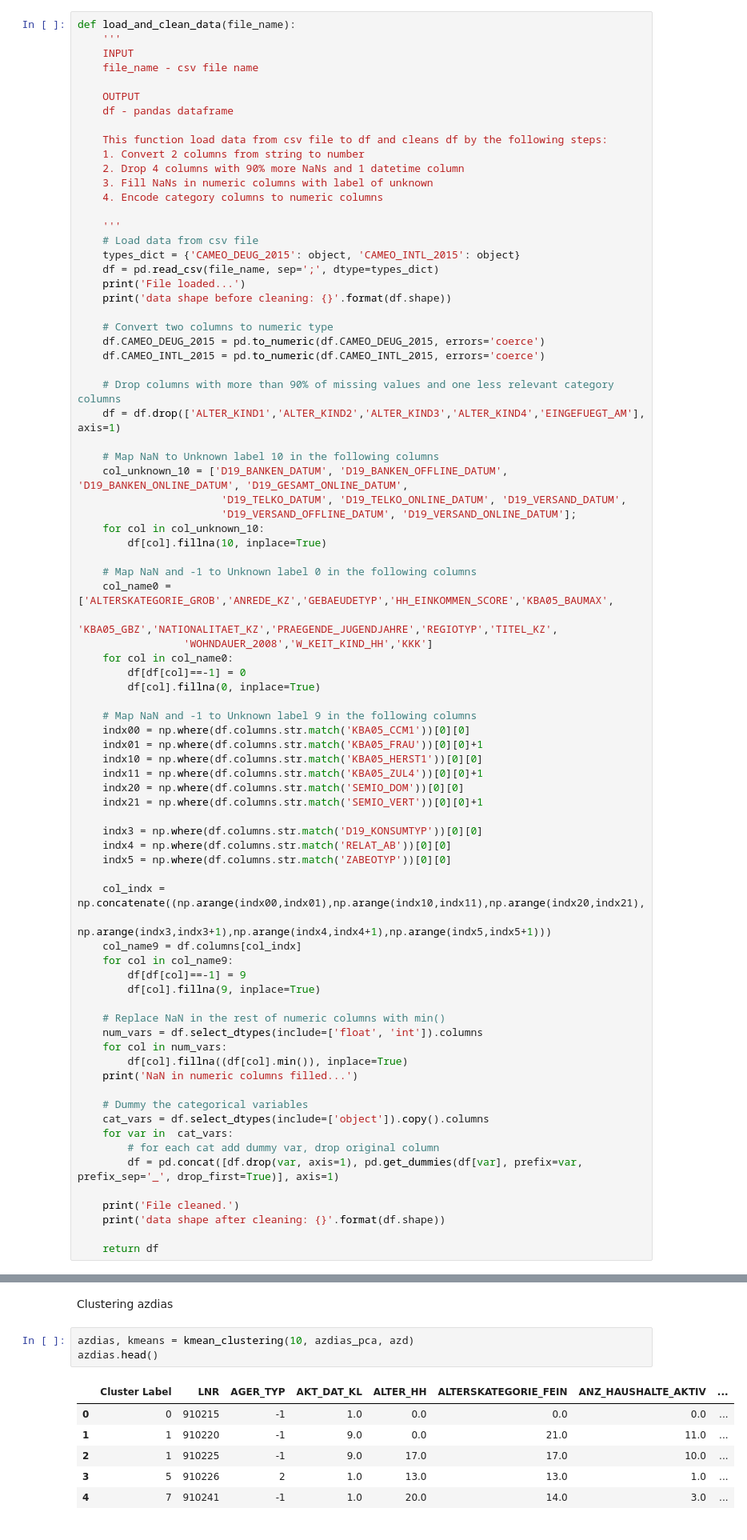
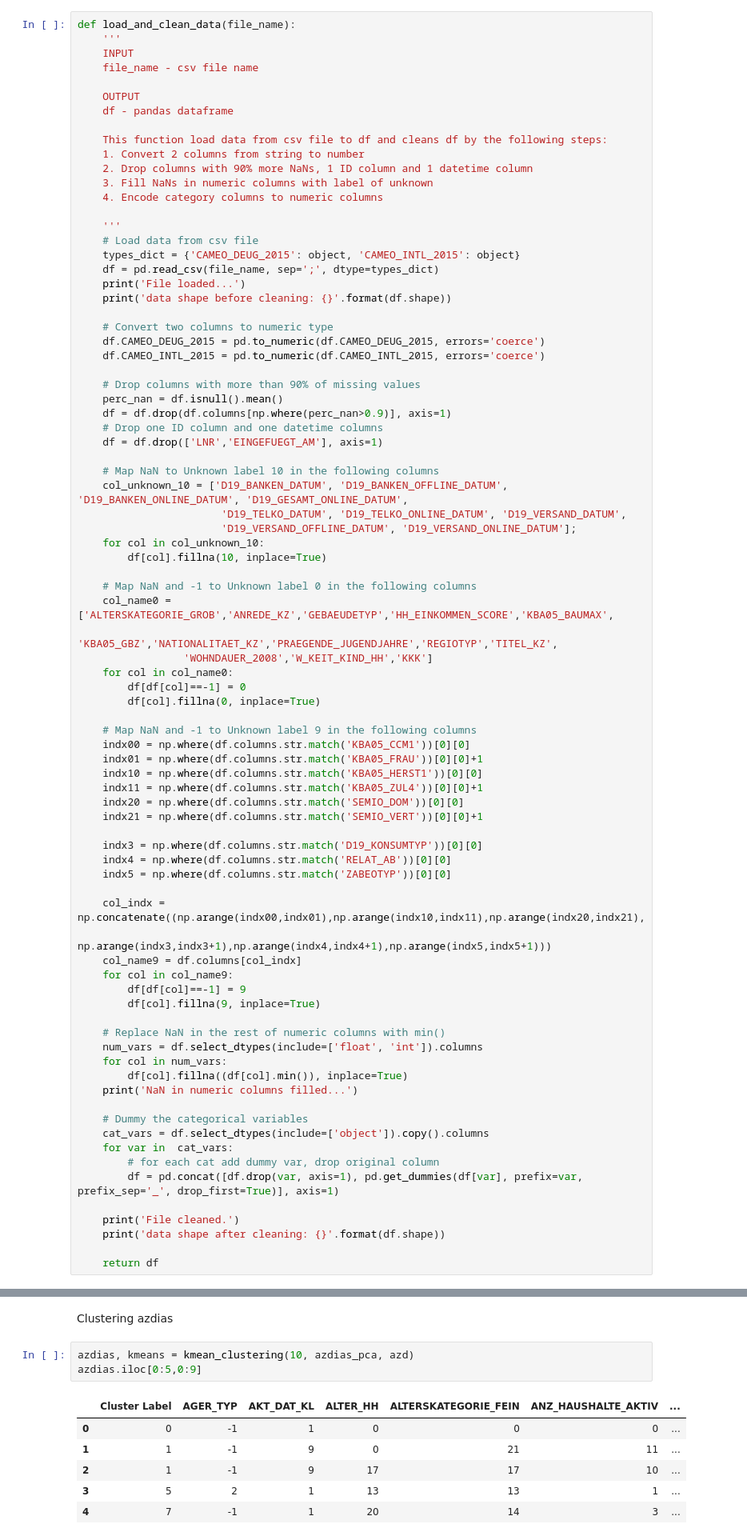
Before and after one commit to texcindy99/Arvato_Customer_Segmentation_Project, a Jupyter notebook: Arvato Project Workbook.ipynb, the cells around one changed output, grey strips where cells are left out. Shown at 80% size. Cells and saved outputs as stored; diff of their text form.

```diff
--- a/Arvato Project Workbook.ipynb
+++ b/Arvato Project Workbook.ipynb
@@ -228,7 +246,7 @@ def load_and_clean_data(file_name):
 
     This function load data from csv file to df and cleans df by the following steps:
     1. Convert 2 columns from string to number
-    2. Drop 4 columns with 90% more NaNs and 1 datetime column
+    2. Drop columns with 90% more NaNs, 1 ID column and 1 datetime column
     3. Fill NaNs in numeric columns with label of unknown
     4. Encode category columns to numeric columns
 
@@ -243,8 +261,11 @@ def load_and_clean_data(file_name):
     df.CAMEO_DEUG_2015 = pd.to_numeric(df.CAMEO_DEUG_2015, errors='coerce')
     df.CAMEO_INTL_2015 = pd.to_numeric(df.CAMEO_INTL_2015, errors='coerce')
 
-    # Drop columns with more than 90% of missing values and one less relevant category columns
-    df = df.drop(['ALTER_KIND1','ALTER_KIND2','ALTER_KIND3','ALTER_KIND4','EINGEFUEGT_AM'], axis=1)
+    # Drop columns with more than 90% of missing values
+    perc_nan = df.isnull().mean()
+    df = df.drop(df.columns[np.where(perc_nan>0.9)], axis=1)
+    # Drop one ID column and one datetime columns
+    df = df.drop(['LNR','EINGEFUEGT_AM'], axis=1)
 
     # Map NaN to Unknown label 10 in the following columns
     col_unknown_10 = ['D19_BANKEN_DATUM', 'D19_BANKEN_OFFLINE_DATUM', 'D19_BANKEN_ONLINE_DATUM', 'D19_GESAMT_ONLINE_DATUM',
@@ -531,11 +551,11 @@ def kmean_clustering(k, df_pca, df):
 Clustering azdias
 # %%
 azdias, kmeans = kmean_clustering(10, azdias_pca, azd)
-azdias.head()
+azdias.iloc[0:5,0:9]
 # %% [output]
-|  | Cluster Label | LNR | AGER_TYP | AKT_DAT_KL | ALTER_HH | ALTERSKATEGORIE_FEIN | ANZ_HAUSHALTE_AKTIV | ... |
-| 0 | 0 | 910215 | -1 | 1.0 | 0.0 | 0.0 | 0.0 | ... |
-| 1 | 1 | 910220 | -1 | 9.0 | 0.0 | 21.0 | 11.0 | ... |
-| 2 | 1 | 910225 | -1 | 9.0 | 17.0 | 17.0 | 10.0 | ... |
-| 3 | 5 | 910226 | 2 | 1.0 | 13.0 | 13.0 | 1.0 | ... |
-| 4 | 7 | 910241 | -1 | 1.0 | 20.0 | 14.0 | 3.0 | ... |
+|  | Cluster Label | AGER_TYP | AKT_DAT_KL | ALTER_HH | ALTERSKATEGORIE_FEIN | ANZ_HAUSHALTE_AKTIV | ... |
+| 0 | 0 | -1 | 1 | 0 | 0 | 0 | ... |
+| 1 | 1 | -1 | 9 | 0 | 21 | 11 | ... |
+| 2 | 1 | -1 | 9 | 17 | 17 | 10 | ... |
+| 3 | 5 | 2 | 1 | 13 | 13 | 1 | ... |
+| 4 | 7 | -1 | 1 | 20 | 14 | 3 | ... |
```
Also changed, not shown: parts of 27 cells of this notebook.
